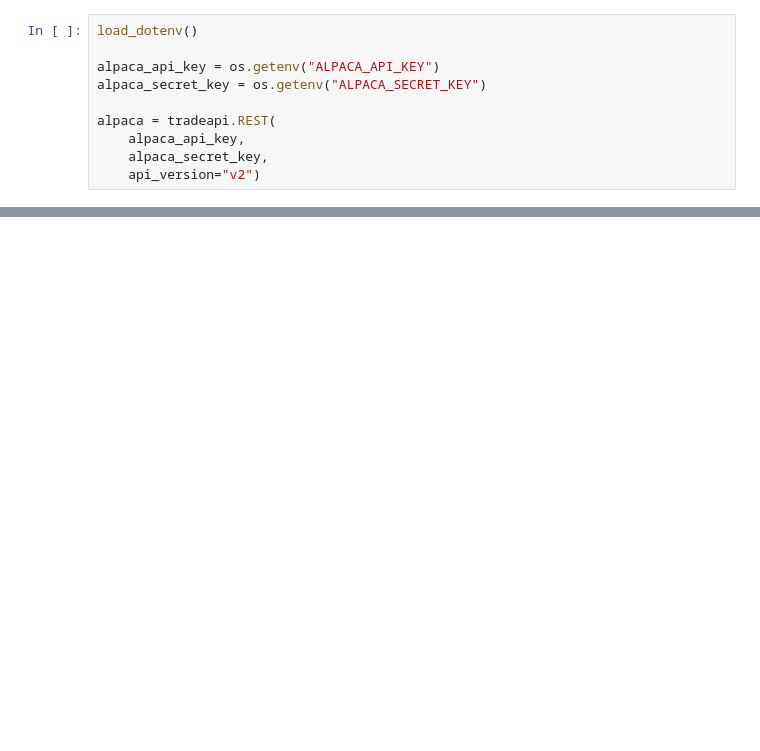
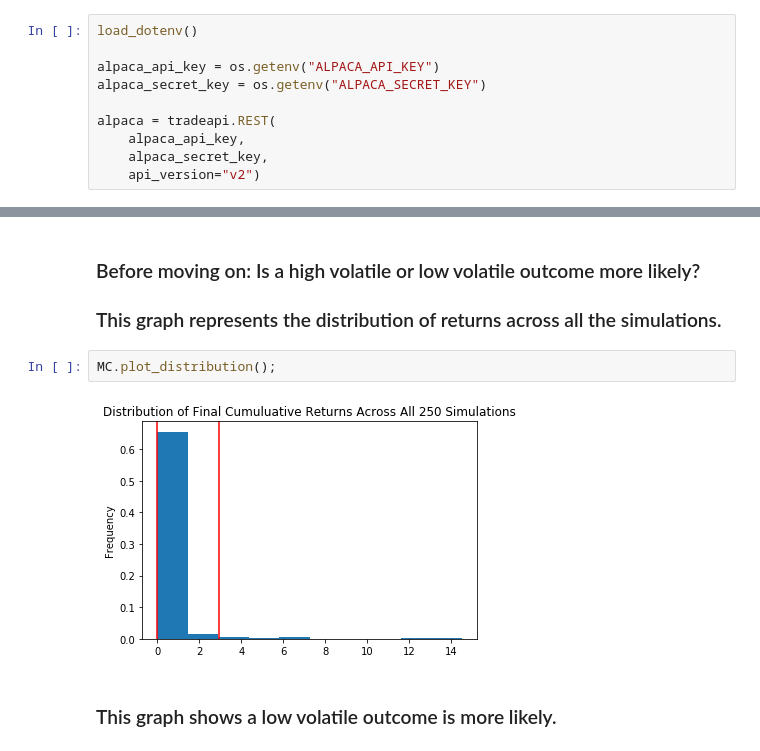
Before and after one commit to GregoryRash6/Custom_Portfolio_Analysis, a Jupyter notebook: gregory.ipynb, the cells around one changed output, grey strips where cells are left out. Drawn from its saved outputs; the diff is of its cells as text; blank space fills up the shorter version.

```diff
--- a/gregory.ipynb
+++ b/gregory.ipynb
@@ -148,0 +113,10 @@ Running Monte Carlo simulation number 190.
+# %% [markdown]
+### Before moving on: Is a high volatile or low volatile outcome more likely?
+
+### This graph represents the distribution of returns across all the simulations.
+# %%
+MC.plot_distribution();
+# %% [output]
+[figure, added]
+# %% [markdown]
+### This graph shows a low volatile outcome is more likely.
```
Also changed, not shown: parts of 12 cells of this notebook.
